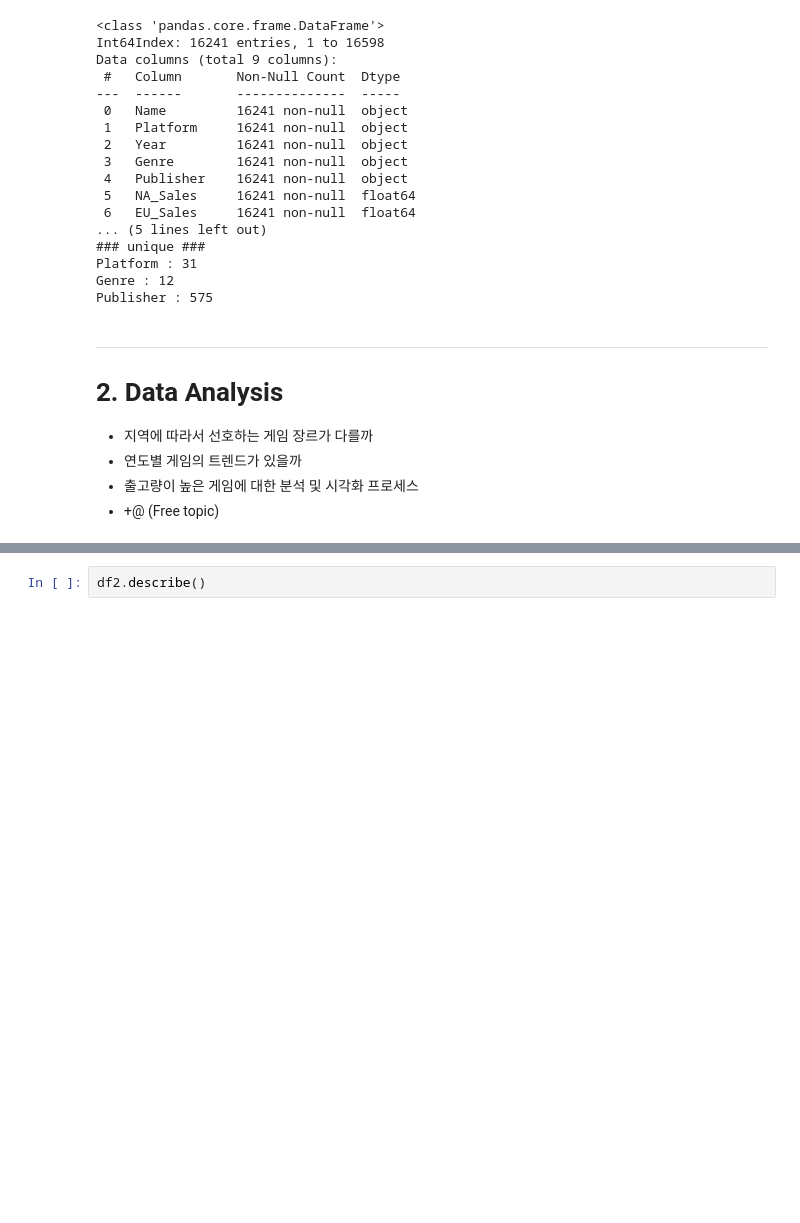
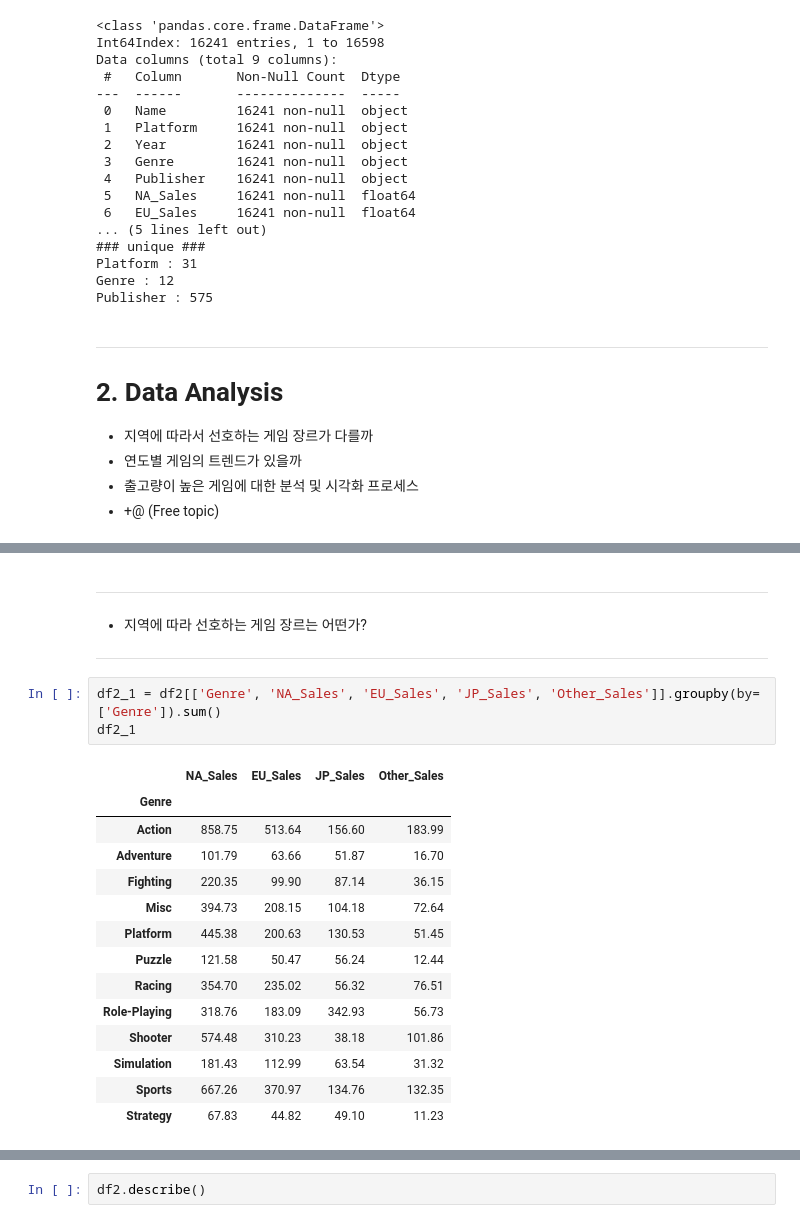
Before and after one commit to sangwook4kim/PROJ_1_VIDEOGAMES, a Jupyter notebook: ai07-sc1-proj1.ipynb, the cells around one changed output, grey strips where cells are left out. Drawn from its saved outputs; the diff is of its cells as text; blank space fills up the shorter version.

```diff
--- a/ai07-sc1-proj1.ipynb
+++ b/ai07-sc1-proj1.ipynb
@@ -275,0 +276,25 @@ df_top100
+# %% [markdown]
+
+---
+
+*   지역에 따라 선호하는 게임 장르는 어떤가?
+
+---
+# %%
+df2_1 = df2[['Genre', 'NA_Sales', 'EU_Sales', 'JP_Sales', 'Other_Sales']].groupby(by=['Genre']).sum()
+df2_1
+# %% [output]
+|  | NA_Sales | EU_Sales | JP_Sales | Other_Sales |
+| Genre |  |  |  |  |
+| Action | 858.75 | 513.64 | 156.60 | 183.99 |
+| Adventure | 101.79 | 63.66 | 51.87 | 16.70 |
+| Fighting | 220.35 | 99.90 | 87.14 | 36.15 |
+| Misc | 394.73 | 208.15 | 104.18 | 72.64 |
+| Platform | 445.38 | 200.63 | 130.53 | 51.45 |
+| Puzzle | 121.58 | 50.47 | 56.24 | 12.44 |
+| Racing | 354.70 | 235.02 | 56.32 | 76.51 |
+| Role-Playing | 318.76 | 183.09 | 342.93 | 56.73 |
+| Shooter | 574.48 | 310.23 | 38.18 | 101.86 |
+| Simulation | 181.43 | 112.99 | 63.54 | 31.32 |
+| Sports | 667.26 | 370.97 | 134.76 | 132.35 |
+| Strategy | 67.83 | 44.82 | 49.10 | 11.23 |
```
Also changed, not shown: parts of 9 cells of this notebook.
